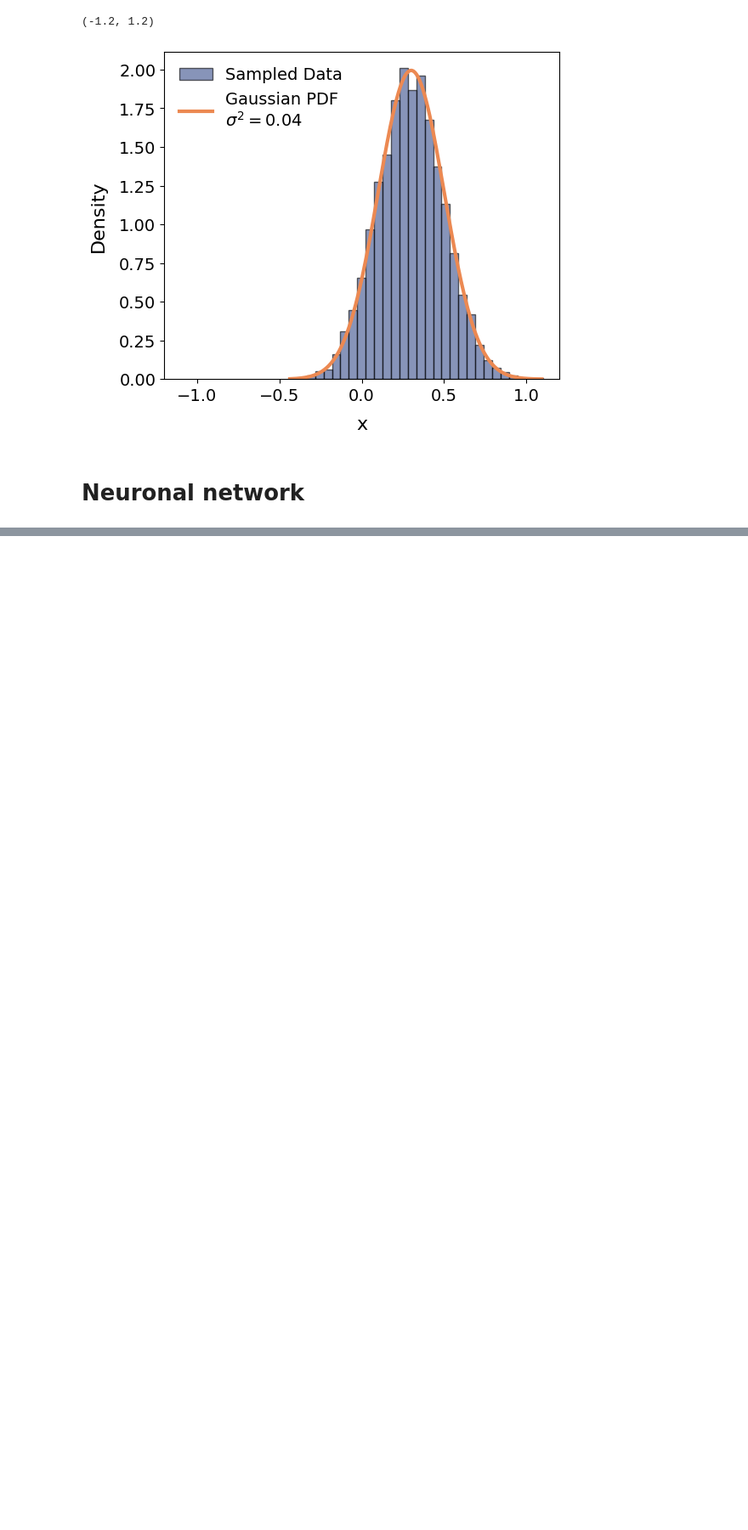
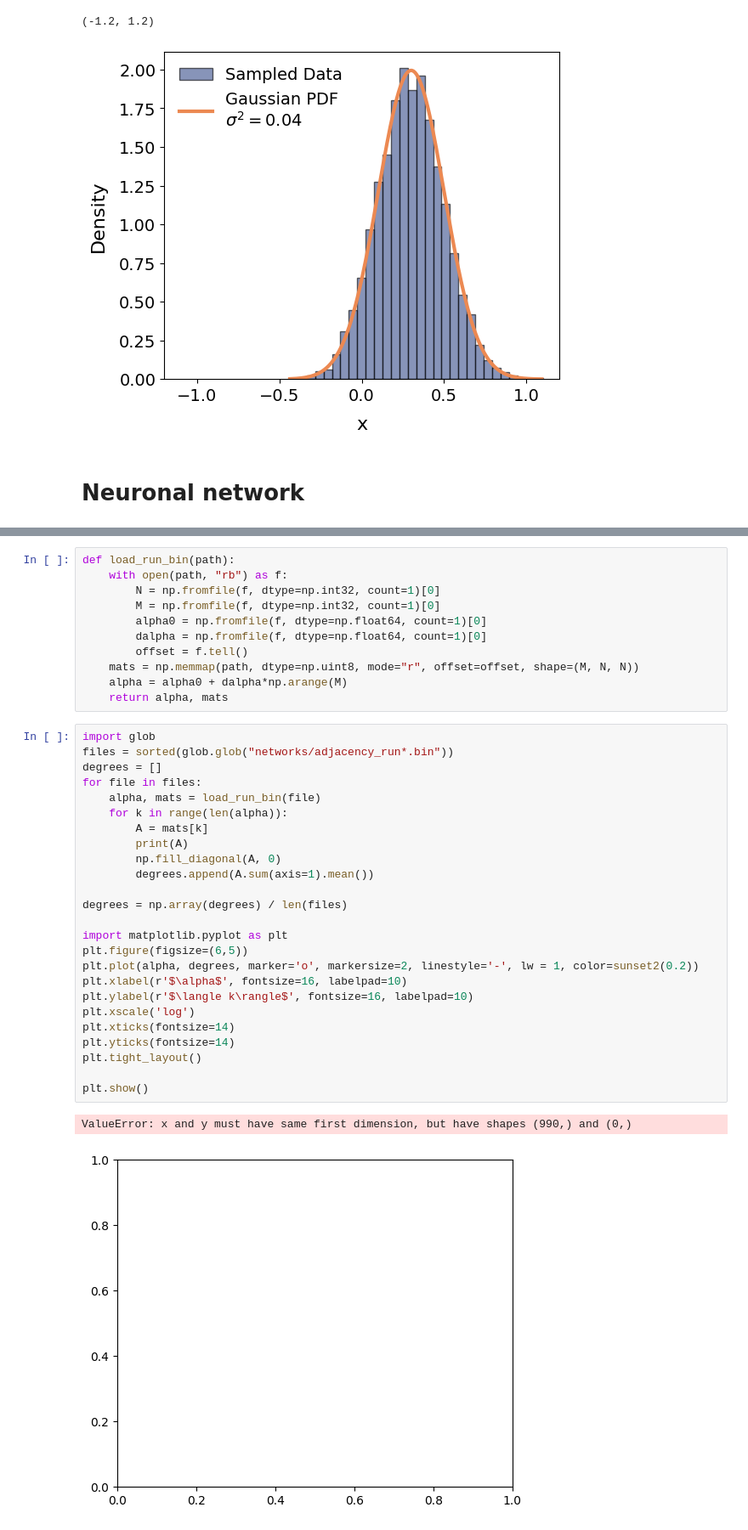
Before and after one commit to underDD/TFM, a Jupyter notebook: plots.ipynb, the cells around one changed output, grey strips where cells are left out. Shown at 85% size. Saved outputs shown, nothing was run; the diff lists cells and outputs as text; blank space fills up the shorter version.

```diff
--- a/plots.ipynb
+++ b/plots.ipynb
@@ -215,0 +202,39 @@ plt.show()
+# %%
+def load_run_bin(path):
+    with open(path, "rb") as f:
+        N = np.fromfile(f, dtype=np.int32, count=1)[0]
+        M = np.fromfile(f, dtype=np.int32, count=1)[0]
+        alpha0 = np.fromfile(f, dtype=np.float64, count=1)[0]
+        dalpha = np.fromfile(f, dtype=np.float64, count=1)[0]
+        offset = f.tell()
+    mats = np.memmap(path, dtype=np.uint8, mode="r", offset=offset, shape=(M, N, N))
+    alpha = alpha0 + dalpha*np.arange(M)
+    return alpha, mats
+# %%
+import glob
+files = sorted(glob.glob("networks/adjacency_run*.bin"))
+degrees = []
+for file in files:
+    alpha, mats = load_run_bin(file)
+    for k in range(len(alpha)):
+        A = mats[k]
+        print(A)
+        np.fill_diagonal(A, 0)
+        degrees.append(A.sum(axis=1).mean())
+
+degrees = np.array(degrees) / len(files)
+
+import matplotlib.pyplot as plt
+plt.figure(figsize=(6,5))
+plt.plot(alpha, degrees, marker='o', markersize=2, linestyle='-', lw = 1, color=sunset2(0.2))
+plt.xlabel(r'$\alpha$', fontsize=16, labelpad=10)
+plt.ylabel(r'$\langle k\rangle$', fontsize=16, labelpad=10)
+plt.xscale('log')
+plt.xticks(fontsize=14)
+plt.yticks(fontsize=14)
+plt.tight_layout()
+
+plt.show()
+# %% [output]
+ValueError: x and y must have same first dimension, but have shapes (990,) and (0,)
+[figure, added]
```
Also changed, not shown: parts of 6 cells of this notebook, 3 other files.
